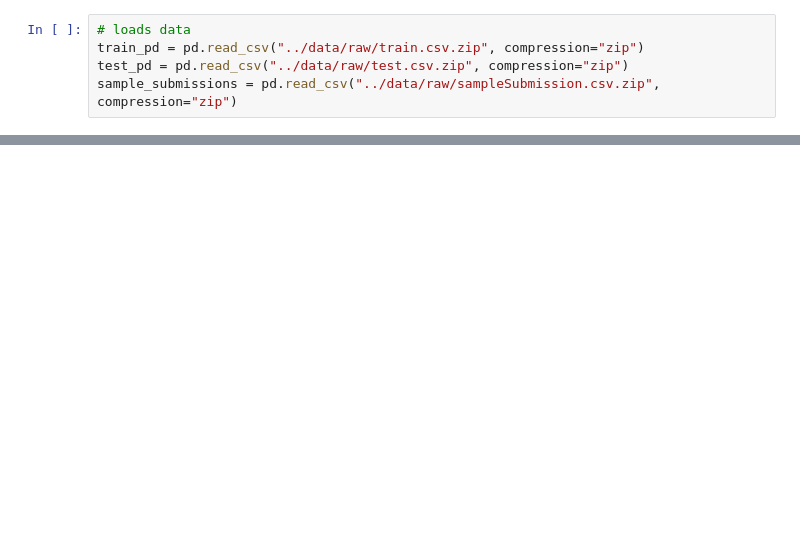
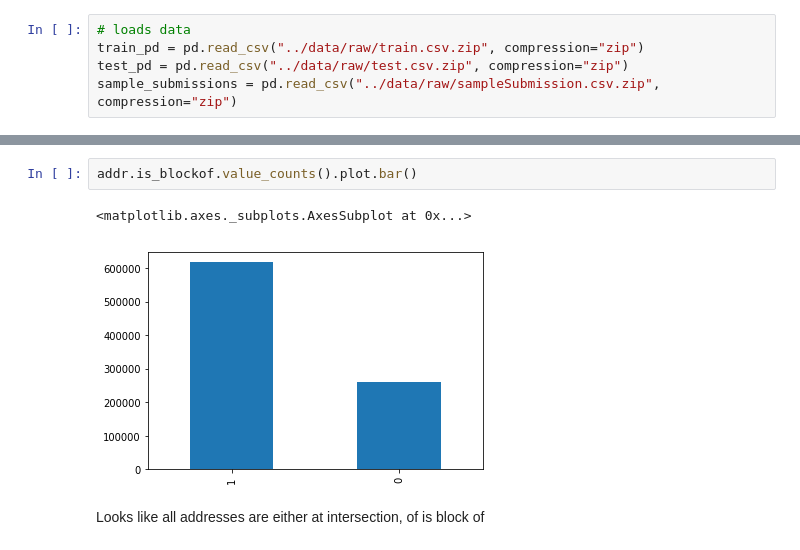
Before and after one commit to ucbiyyq/ucbiyyq-w207re-final-proj, a Jupyter notebook: notebooks/1.0-yyq-scratch-address.ipynb, the cells around one changed output, grey strips where cells are left out. Cells and saved outputs as stored; diff of their text form; blank space fills up the shorter version.

```diff
--- a/notebooks/1.0-yyq-scratch-address.ipynb
+++ b/notebooks/1.0-yyq-scratch-address.ipynb
@@ -75,0 +227,7 @@ addr.head()
+# %%
+addr.is_blockof.value_counts().plot.bar()
+# %% [output]
+<matplotlib.axes._subplots.AxesSubplot at 0x...>
+[figure, added]
+# %% [markdown]
+Looks like all addresses are either at intersection, of is block of
```
Also changed, not shown: parts of 60 cells of this notebook, 2 other files.
